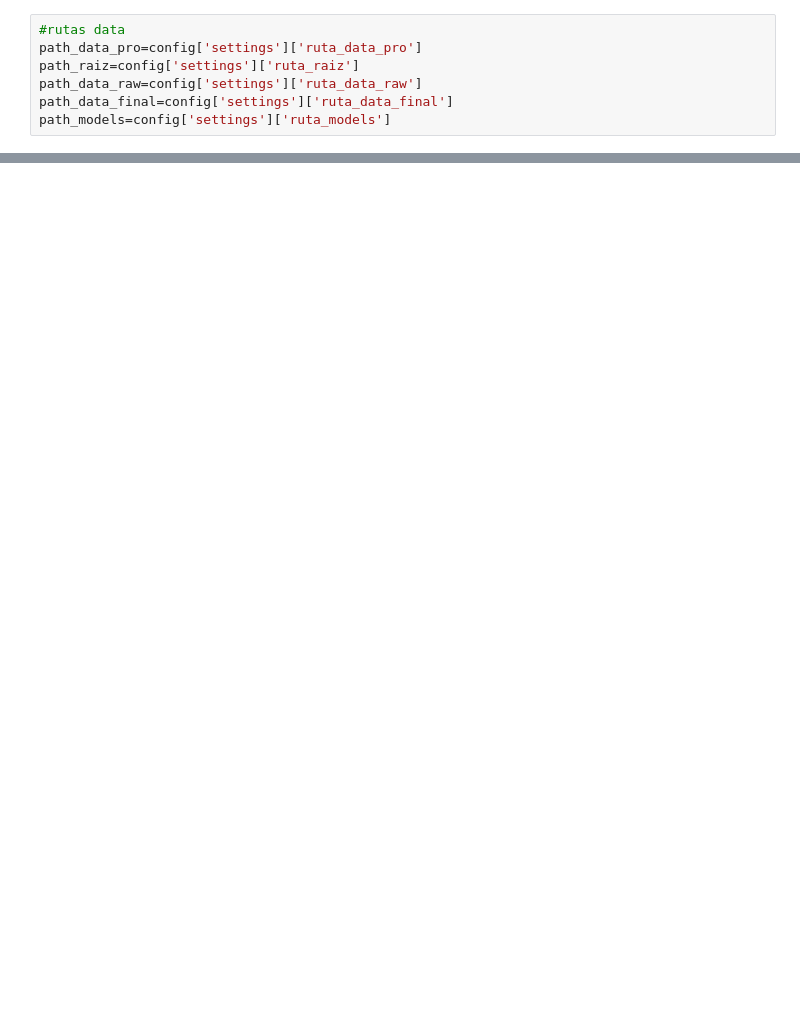
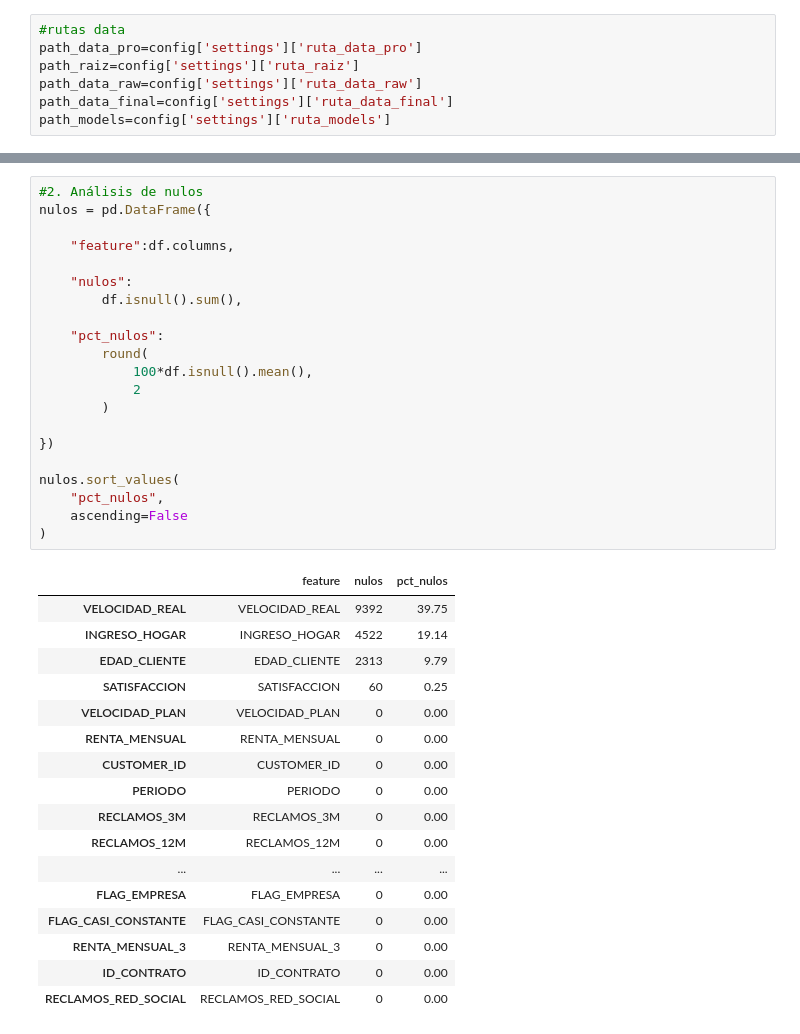
Before and after one commit to SalvadorML105/exp_modelo1, a Jupyter notebook: notebooks/02 EDA.ipynb, the cells around one changed output, grey strips where cells are left out. Saved outputs shown, nothing was run; the diff lists cells and outputs as text; blank space fills up the shorter version.

```diff
--- a/notebooks/02 EDA.ipynb
+++ b/notebooks/02 EDA.ipynb
@@ -65,0 +241,39 @@ path_models=config['settings']['ruta_models']
+# %%
+#2. Análisis de nulos
+nulos = pd.DataFrame({
+
+    "feature":df.columns,
+
+    "nulos":
+        df.isnull().sum(),
+
+    "pct_nulos":
+        round(
+            100*df.isnull().mean(),
+            2
+        )
+
+})
+
+nulos.sort_values(
+    "pct_nulos",
+    ascending=False
+)
+# %% [output]
+|  | feature | nulos | pct_nulos |
+| VELOCIDAD_REAL | VELOCIDAD_REAL | 9392 | 39.75 |
+| INGRESO_HOGAR | INGRESO_HOGAR | 4522 | 19.14 |
+| EDAD_CLIENTE | EDAD_CLIENTE | 2313 | 9.79 |
+| SATISFACCION | SATISFACCION | 60 | 0.25 |
+| VELOCIDAD_PLAN | VELOCIDAD_PLAN | 0 | 0.00 |
+| RENTA_MENSUAL | RENTA_MENSUAL | 0 | 0.00 |
+| CUSTOMER_ID | CUSTOMER_ID | 0 | 0.00 |
+| PERIODO | PERIODO | 0 | 0.00 |
+| RECLAMOS_3M | RECLAMOS_3M | 0 | 0.00 |
+| RECLAMOS_12M | RECLAMOS_12M | 0 | 0.00 |
+| ... | ... | ... | ... |
+| FLAG_EMPRESA | FLAG_EMPRESA | 0 | 0.00 |
+| FLAG_CASI_CONSTANTE | FLAG_CASI_CONSTANTE | 0 | 0.00 |
+| RENTA_MENSUAL_3 | RENTA_MENSUAL_3 | 0 | 0.00 |
+| ID_CONTRATO | ID_CONTRATO | 0 | 0.00 |
+| RECLAMOS_RED_SOCIAL | RECLAMOS_RED_SOCIAL | 0 | 0.00 |
```
Also changed, not shown: parts of 13 cells of this notebook.
